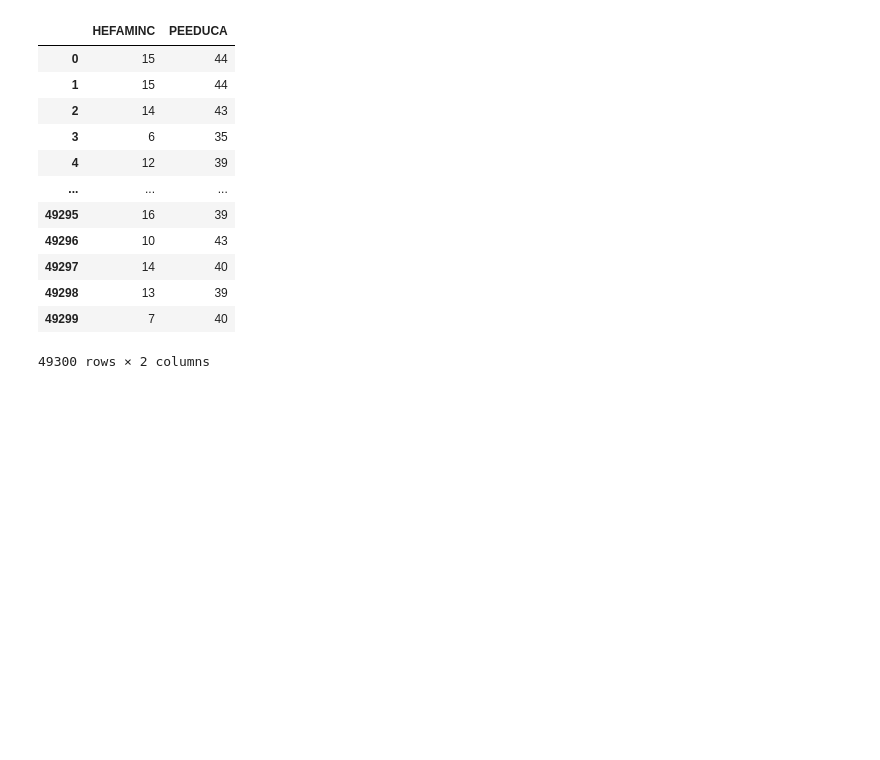
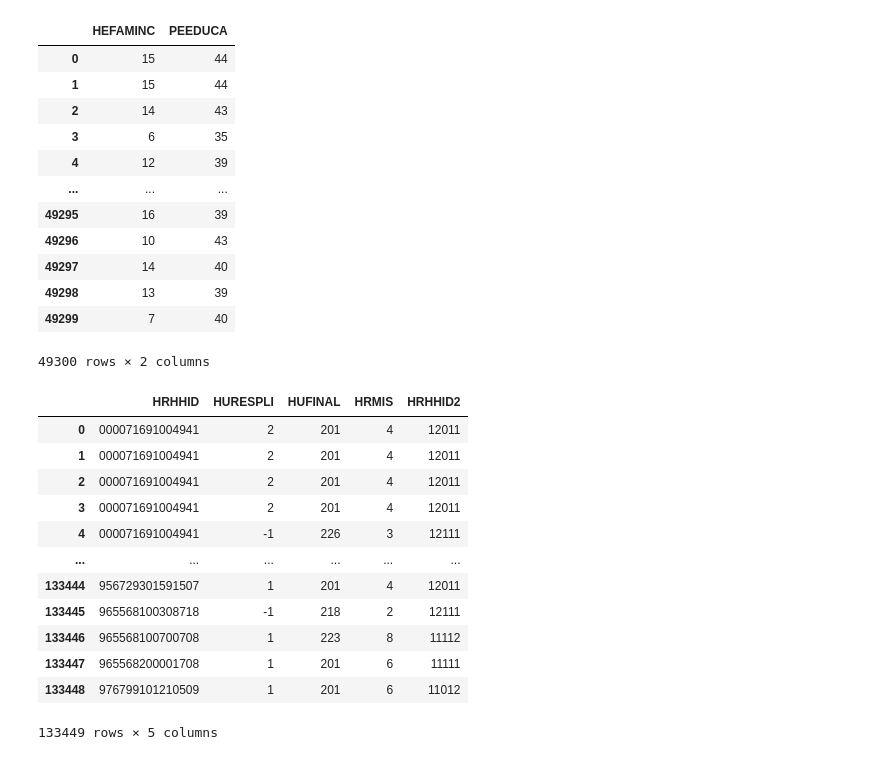
Before and after one commit to arcweld/DSI_Capstone_1, a Jupyter notebook: Cap1_final.ipynb, the cells around one changed output. Saved outputs shown, nothing was run; the diff lists cells and outputs as text; code cells hidden in the pictures; blank space fills up the shorter version.

```diff
--- a/Cap1_final.ipynb
+++ b/Cap1_final.ipynb
@@ -373,3 +353,31 @@ inc_pdf[['HEFAMINC','PEEDUCA']]
 | 49298 | 13 | 39 |
 | 49299 | 7 | 40 |
 49300 rows × 2 columns
+# %%
+query = '''SELECT
+    HRHHID ,
+    HURESPLI ,
+    HUFINAL ,
+    HRMIS ,
+    HRHHID2 ,
+    HWHHWTLN
+FROM
+    apr21_df
+'''
+
+tmp_pdf = spark.sql(query).toPandas()
+tmp_pdf
+# %% [output]
+|  | HRHHID | HURESPLI | HUFINAL | HRMIS | HRHHID2 |
+| 0 | 000071691004941 | 2 | 201 | 4 | 12011 |
+| 1 | 000071691004941 | 2 | 201 | 4 | 12011 |
+| 2 | 000071691004941 | 2 | 201 | 4 | 12011 |
+| 3 | 000071691004941 | 2 | 201 | 4 | 12011 |
+| 4 | 000071691004941 | -1 | 226 | 3 | 12111 |
+| ... | ... | ... | ... | ... | ... |
+| 133444 | 956729301591507 | 1 | 201 | 4 | 12011 |
+| 133445 | 965568100308718 | -1 | 218 | 2 | 12111 |
+| 133446 | 965568100700708 | 1 | 223 | 8 | 11112 |
+| 133447 | 965568200001708 | 1 | 201 | 6 | 11111 |
+| 133448 | 976799101210509 | 1 | 201 | 6 | 11012 |
+133449 rows × 5 columns
```
Also changed, not shown: parts of 16 cells of this notebook, 7 other files.
